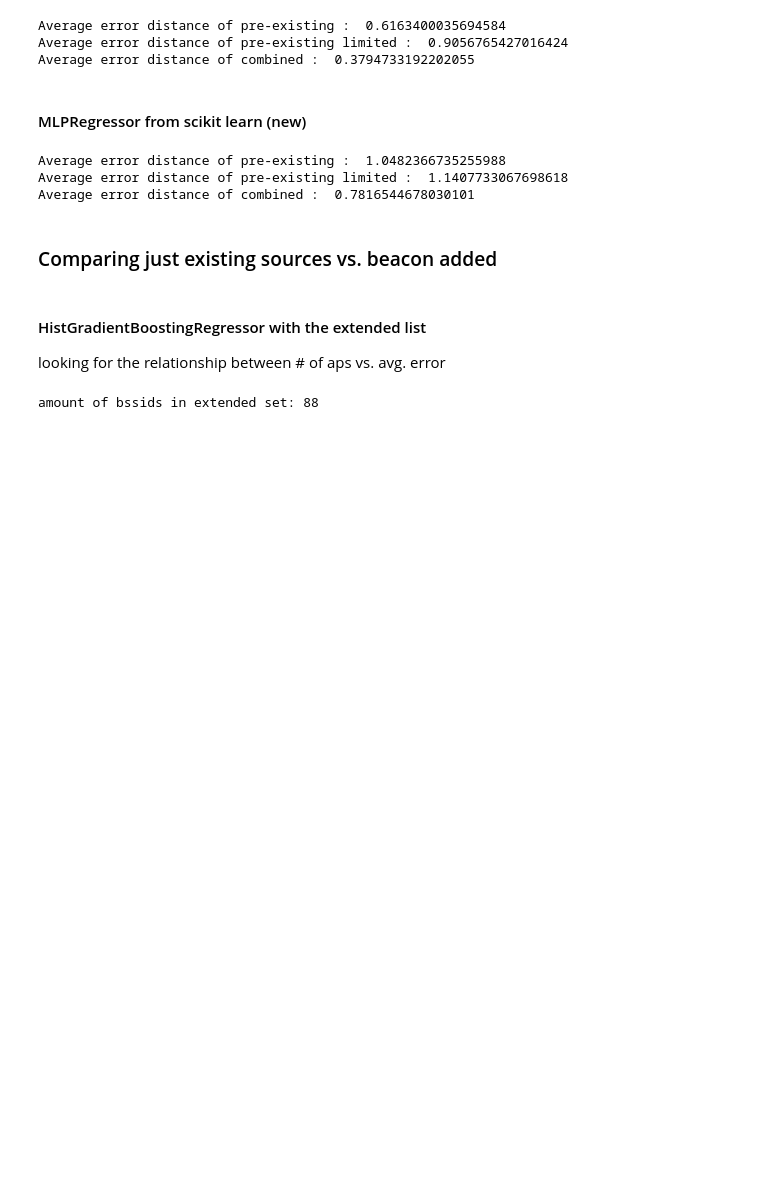
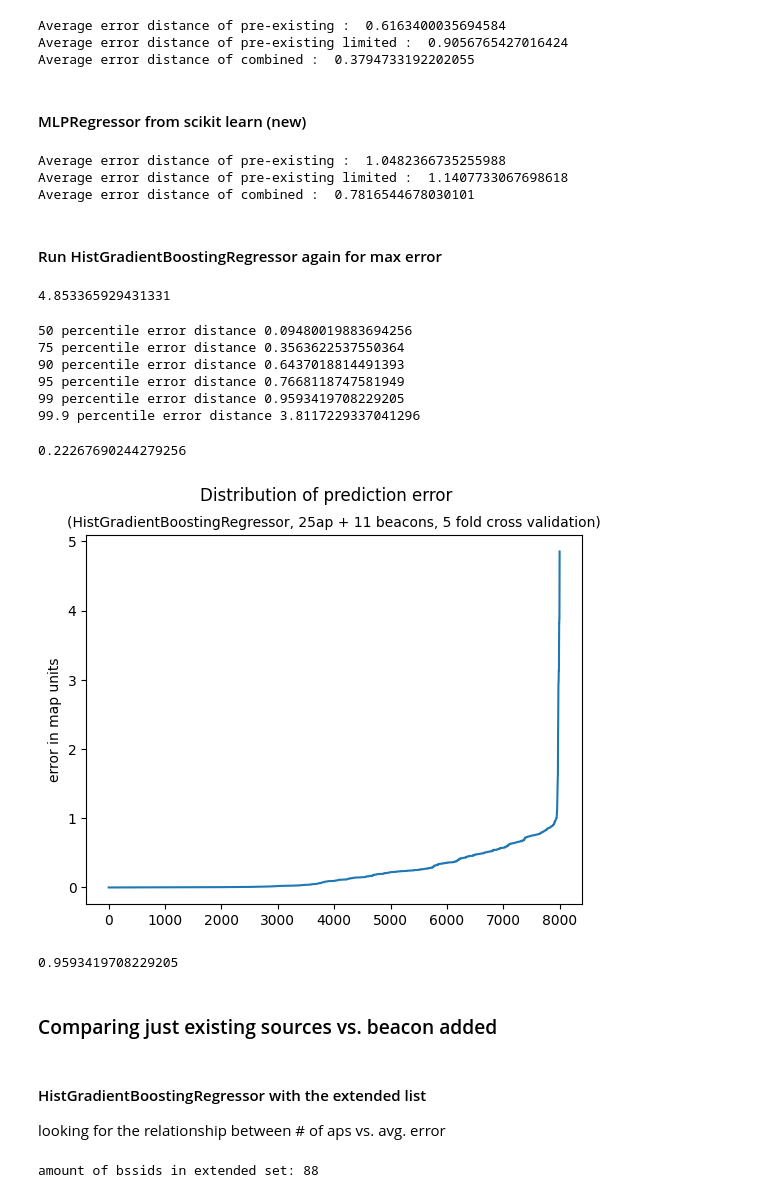
Before and after one commit to PresidentKevvol/minimap-project-scripts, a Jupyter notebook: readings_clients_analyse_00.ipynb, the cells around one changed output. Drawn from its saved outputs; the diff is of its cells as text; code cells hidden in the pictures; blank space fills up the shorter version.

```diff
--- a/readings_clients_analyse_00.ipynb
+++ b/readings_clients_analyse_00.ipynb
@@ -471,6 +471,70 @@ for i in range(3):
 Average error distance of pre-existing :  1.0482366735255988
 Average error distance of pre-existing limited :  1.1407733067698618
 Average error distance of combined :  0.7816544678030101
+# %% [markdown]
+#### Run HistGradientBoostingRegressor again for max error
+# %%
+def create_hgbr():
+    return sklearn.multioutput.MultiOutputRegressor(sklearn.ensemble.HistGradientBoostingRegressor())
+
+X_use = X_comb
+y_use = y_reg
+
+models = []
+err_scores = []
+predict_dists = []
+
+for i, (train_index, test_index) in enumerate(skf.split(X_use, y_cls)):
+    X_train , X_test = X_use[train_index,:], X_use[test_index,:]
+    y_train , y_test = y_use[train_index], y_use[test_index]
+
+    model = create_hgbr()
+
+    model.fit(X_train,y_train)
+    pred_values = model.predict(X_test)
+
+    dist_calc = pred_values - y_test
+    predict_dists.append(dist_calc)
+    # print(pred_values.shape)
+    # break
+
+    # err = sklearn.metrics.mean_squared_error(pred_values, y_test)
+    # err_scores.append(err)
+    # models.append(model)
+# %%
+predict_dists_2 = np.concatenate([np.hypot(d[:, 0], d[:, 1]) for d in predict_dists])
+print(np.amax(predict_dists_2))
+# %% [output]
+4.853365929431331
+# %%
+ptiles = [50, 75, 90, 95, 99, 99.9]
+
+for i in ptiles:
+    print(i, 'percentile error distance', np.percentile(predict_dists_2, i))
+# %% [output]
+50 percentile error distance 0.09480019883694256
+75 percentile error distance 0.3563622537550364
+90 percentile error distance 0.6437018814491393
+95 percentile error distance 0.7668118747581949
+99 percentile error distance 0.9593419708229205
+99.9 percentile error distance 3.8117229337041296
+# %%
+np.mean(predict_dists_2)
+# %% [output]
+0.22267690244279256
+# %%
+plt.plot(np.sort(predict_dists_2))
+plt.suptitle('Distribution of prediction error')
+plt.xlabel('')
+plt.ylabel('error in map units')
+plt.title('(HistGradientBoostingRegressor, 25ap + 11 beacons, 5 fold cross validation)', size=10)
+plt.savefig('model_errs.png')
+# %% [output]
+[figure, added]
+# %%
+np.sort(predict_dists_2)[-80]
+# %% [output]
+0.9593419708229205
 # %% [markdown]
 ### Comparing just existing sources vs. beacon added
 # %%
```
Also changed, not shown: parts of 3 cells of this notebook, 1 other file.
